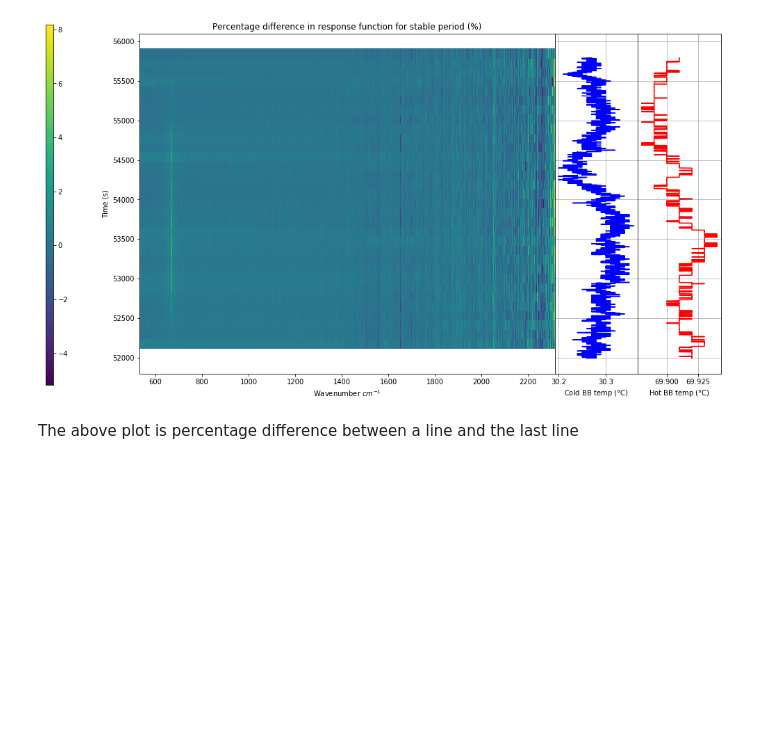
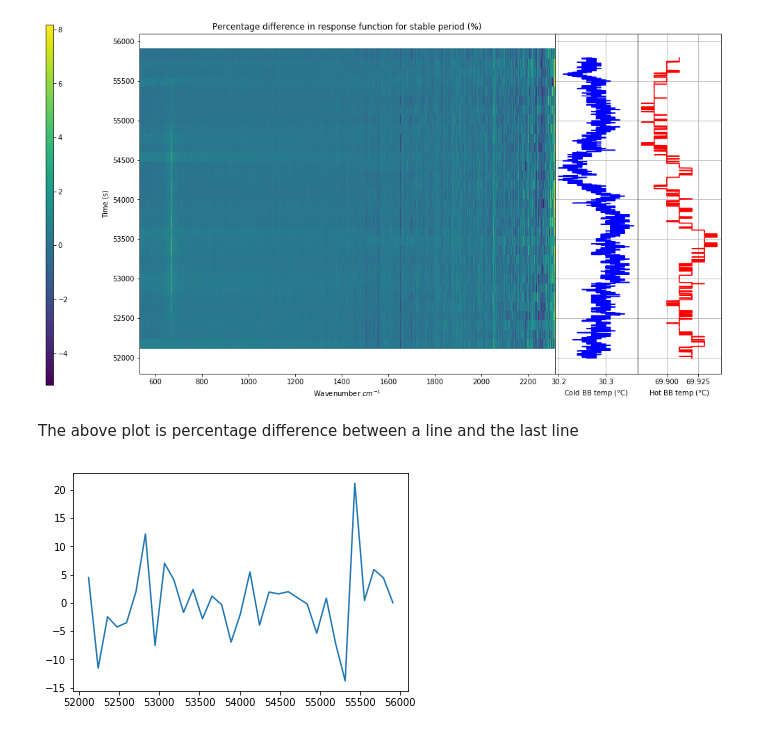
Before and after one commit to micolbedarida/MSci_Project, a Jupyter notebook: data_analysis_after_realignment.ipynb, the cells around one changed output. Cells and saved outputs as stored; diff of their text form; code cells hidden in the pictures; blank space fills up the shorter version.

```diff
--- a/data_analysis_after_realignment.ipynb
+++ b/data_analysis_after_realignment.ipynb
@@ -661,3 +661,8 @@ plt.show()
 [figure]
 # %% [markdown]
 The above plot is percentage difference between a line and the last line
+# %%
+plt.plot(cut_times[1:], [percentage_diff_stable_resp_functions[i][100] for i in np.arange(len(percentage_diff_stable_resp_functions))])
+plt.show()
+# %% [output]
+[figure, added]
```
Also changed, not shown: 2 other files.
